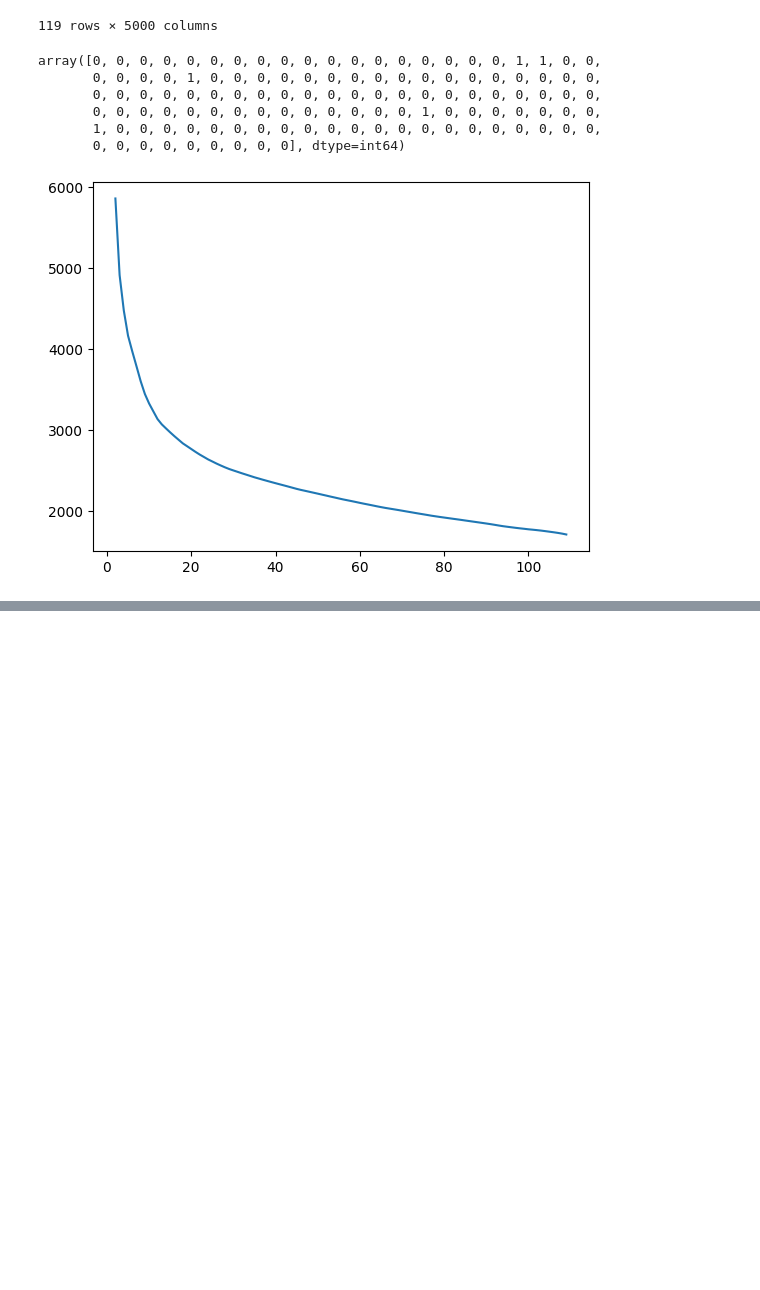
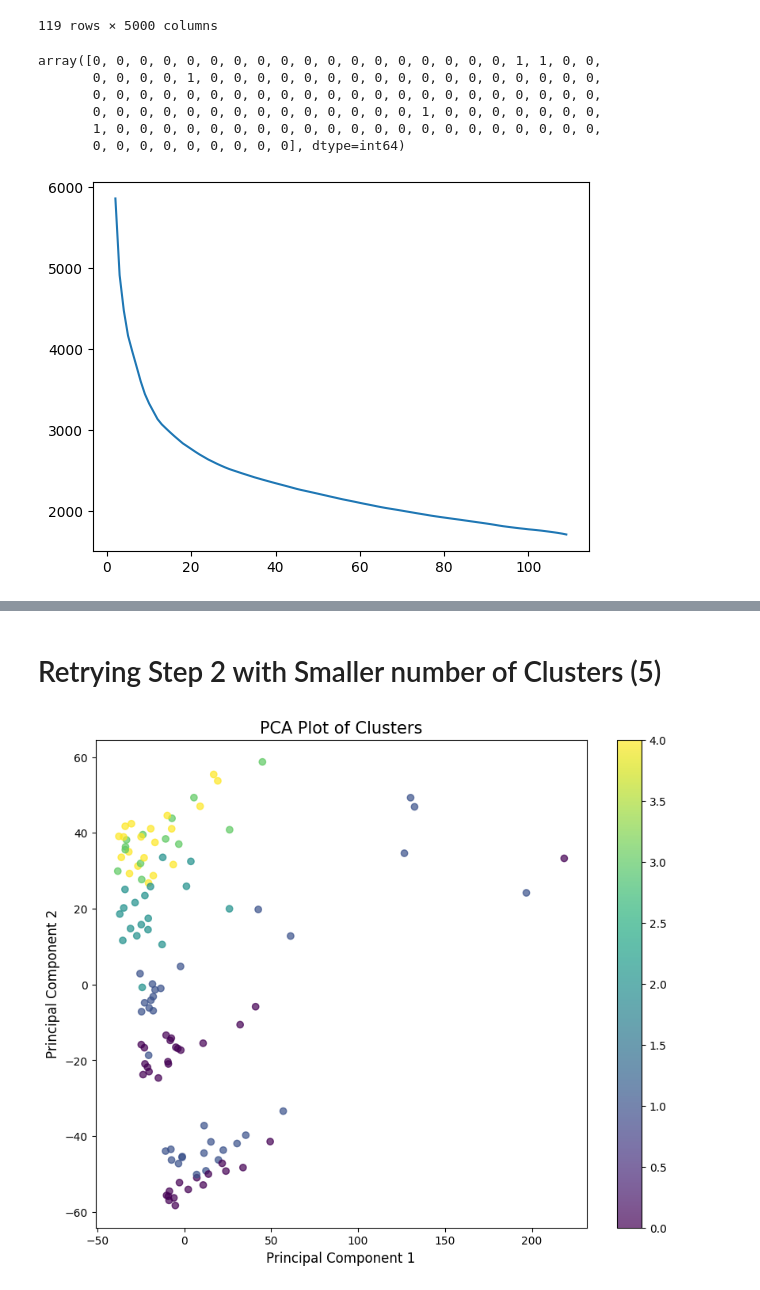
Before and after one commit to marielledoenges/BioInfoAlg_RheumArth, a Jupyter notebook: Bill/assignment3.ipynb, the cells around one changed output, grey strips where cells are left out. Drawn from its saved outputs; the diff is of its cells as text; code cells hidden in the pictures; blank space fills up the shorter version.

```diff
--- a/Bill/assignment3.ipynb
+++ b/Bill/assignment3.ipynb
@@ -98,0 +150,5 @@ clustering = AgglomerativeClustering(n_clusters=15).fit(df_5000)
+# %%
+df_10 = df.iloc[:, :10]
+df_100 = df.iloc[:, :100]
+df_1000 = df.iloc[:, :1000]
+df_10000 = df.iloc[:, :10000]
@@ -98,0 +591,12 @@ clustering = AgglomerativeClustering(n_clusters=15).fit(df_5000)
+# %% [markdown]
+# Retrying Step 2 with Smaller number of Clusters (5)
+# %%
+clustering_10 = AgglomerativeClustering(n_clusters=5).fit(df_10)
+clustering_100 = AgglomerativeClustering(n_clusters=5).fit(df_100)
+clustering_1000 = AgglomerativeClustering(n_clusters=5).fit(df_1000)
+clustering_5000 = AgglomerativeClustering(n_clusters=5).fit(df_5000)
+clustering_10000 = AgglomerativeClustering(n_clusters=5).fit(df_10000)
+# %%
+plot_pca_clusters(df_5000, clustering_10.labels_)
+# %% [output]
+[figure, added]
```
Also changed, not shown: parts of 38 cells of this notebook.
